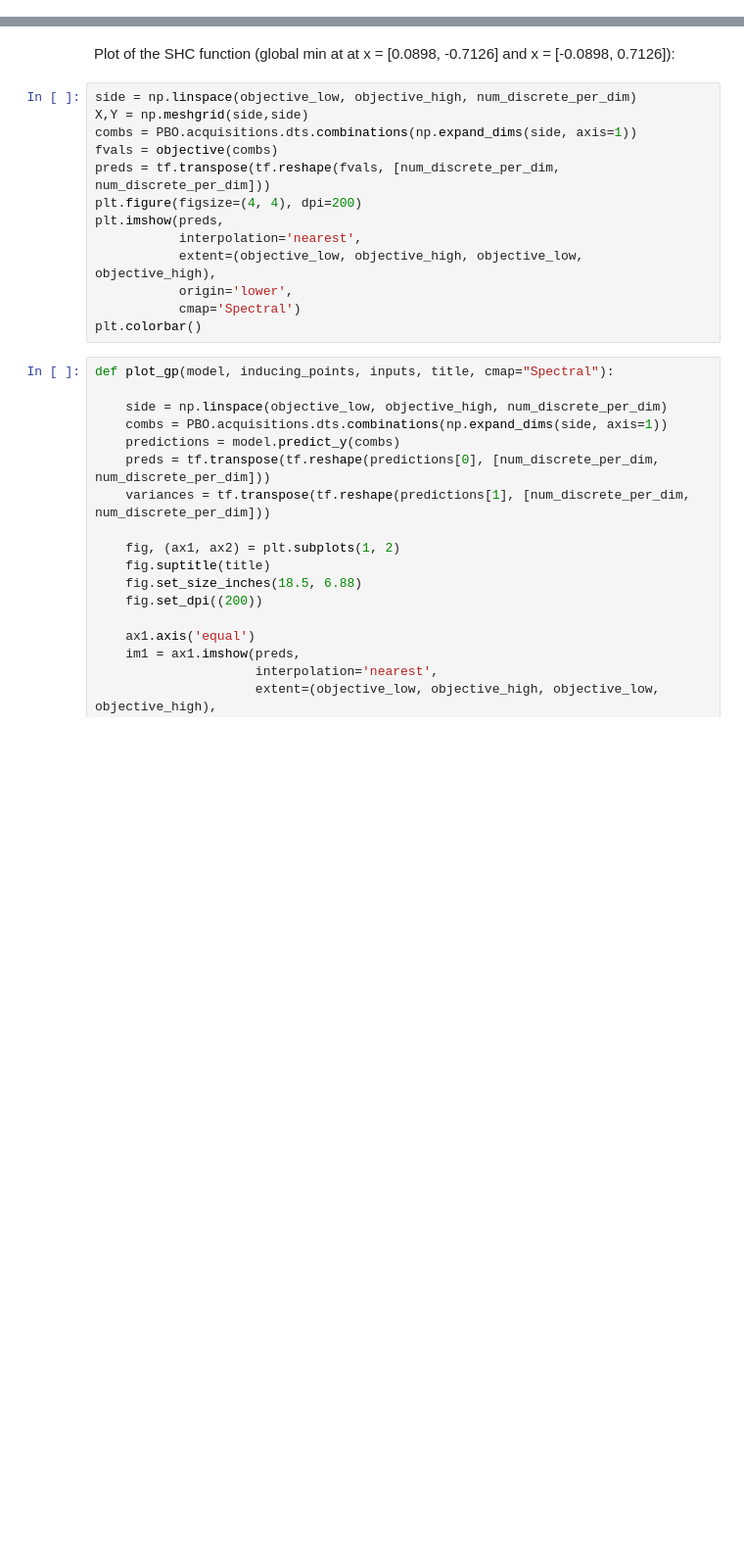
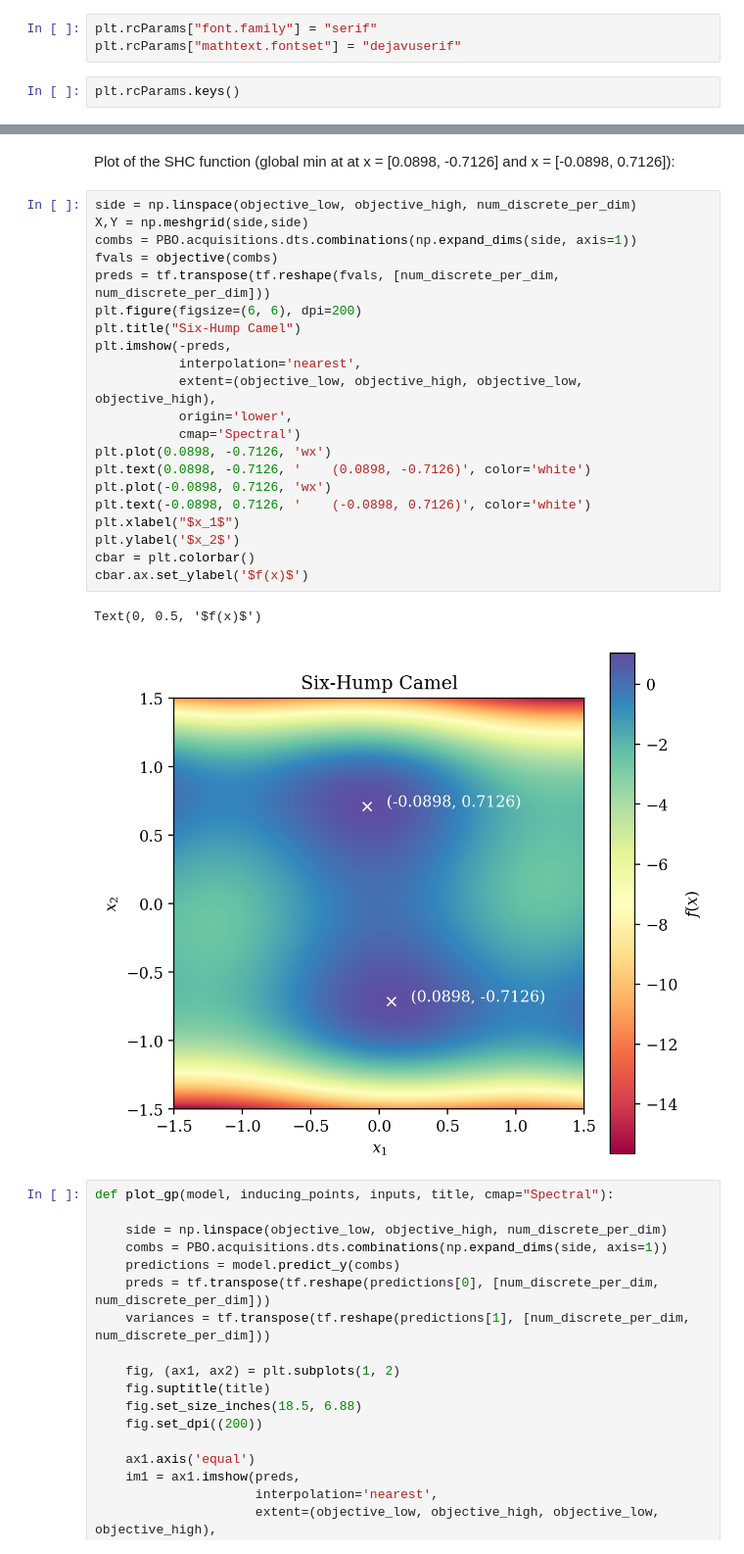
Before and after one commit to sebtsh/Top-k-Ranking-Bayesian-Optimization, a Jupyter notebook: notebooks/PES/PBO_PES_Binary_FullCov_SHC.ipynb, the cells around one changed output, grey strips where cells are left out. Shown at 98% size. Drawn from its saved outputs; the diff is of its cells as text; blank space fills up the shorter version.

```diff
--- a/notebooks/PES/PBO_PES_Binary_FullCov_SHC.ipynb
+++ b/notebooks/PES/PBO_PES_Binary_FullCov_SHC.ipynb
@@ -18,3 +18,8 @@ gpflow.config.set_default_summary_fmt("notebook")
 
 sys.path.append(os.path.split(os.path.split(os.path.split(os.getcwd())[0])[0])[0]) # Move 3 levels up directory to import PBO
 import PBO
+# %%
+plt.rcParams["font.family"] = "serif"
+plt.rcParams["mathtext.fontset"] = "dejavuserif"
+# %%
+plt.rcParams.keys()
@@ -68,16 +99,27 @@ Plot of the SHC function (global min at at x = [0.0898, -0.7126] and x = [-0.089
 # %%
 side = np.linspace(objective_low, objective_high, num_discrete_per_dim)
 X,Y = np.meshgrid(side,side)
 combs = PBO.acquisitions.dts.combinations(np.expand_dims(side, axis=1))
 fvals = objective(combs)
 preds = tf.transpose(tf.reshape(fvals, [num_discrete_per_dim, num_discrete_per_dim]))
-plt.figure(figsize=(4, 4), dpi=200)
-plt.imshow(preds,
+plt.figure(figsize=(6, 6), dpi=200)
+plt.title("Six-Hump Camel")
+plt.imshow(-preds,
            interpolation='nearest',
            extent=(objective_low, objective_high, objective_low, objective_high),
            origin='lower',
            cmap='Spectral')
-plt.colorbar()
+plt.plot(0.0898, -0.7126, 'wx')
+plt.text(0.0898, -0.7126, '    (0.0898, -0.7126)', color='white')
+plt.plot(-0.0898, 0.7126, 'wx')
+plt.text(-0.0898, 0.7126, '    (-0.0898, 0.7126)', color='white')
+plt.xlabel("$x_1$")
+plt.ylabel('$x_2$')
+cbar = plt.colorbar()
+cbar.ax.set_ylabel('$f(x)$')
+# %% [output]
+Text(0, 0.5, '$f(x)$')
+[figure, added]
 # %%
 def plot_gp(model, inducing_points, inputs, title, cmap="Spectral"):
 
```
Also changed, not shown: parts of 4 cells of this notebook, 14 other files.
